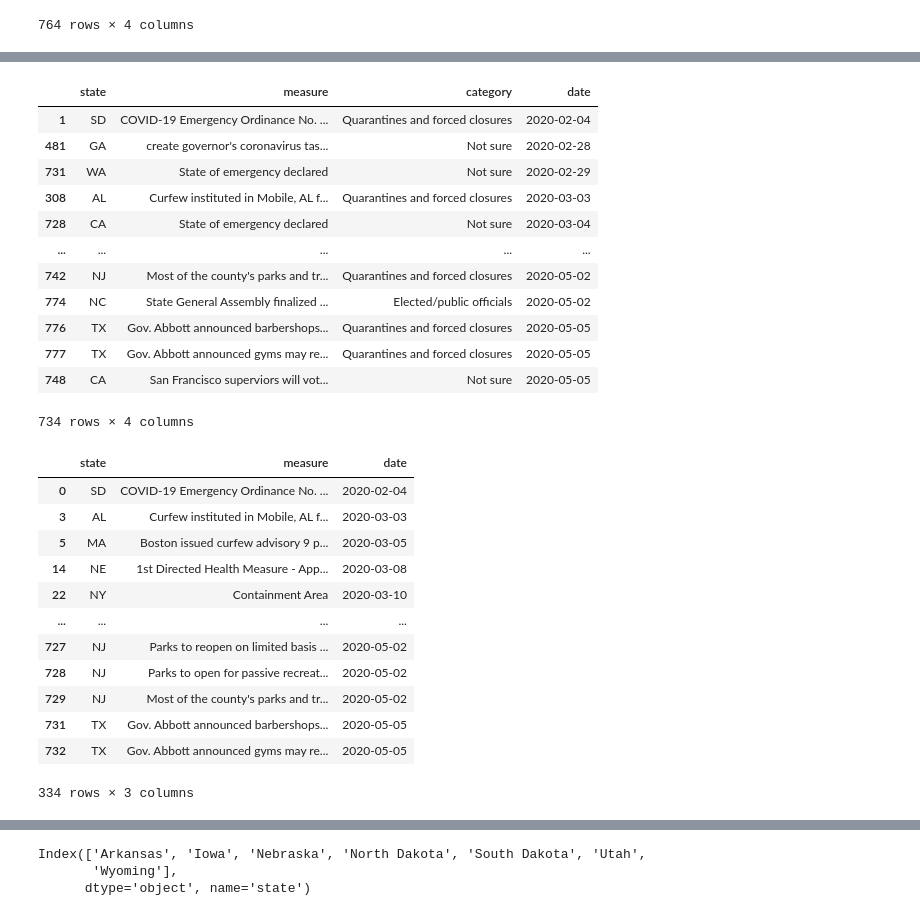
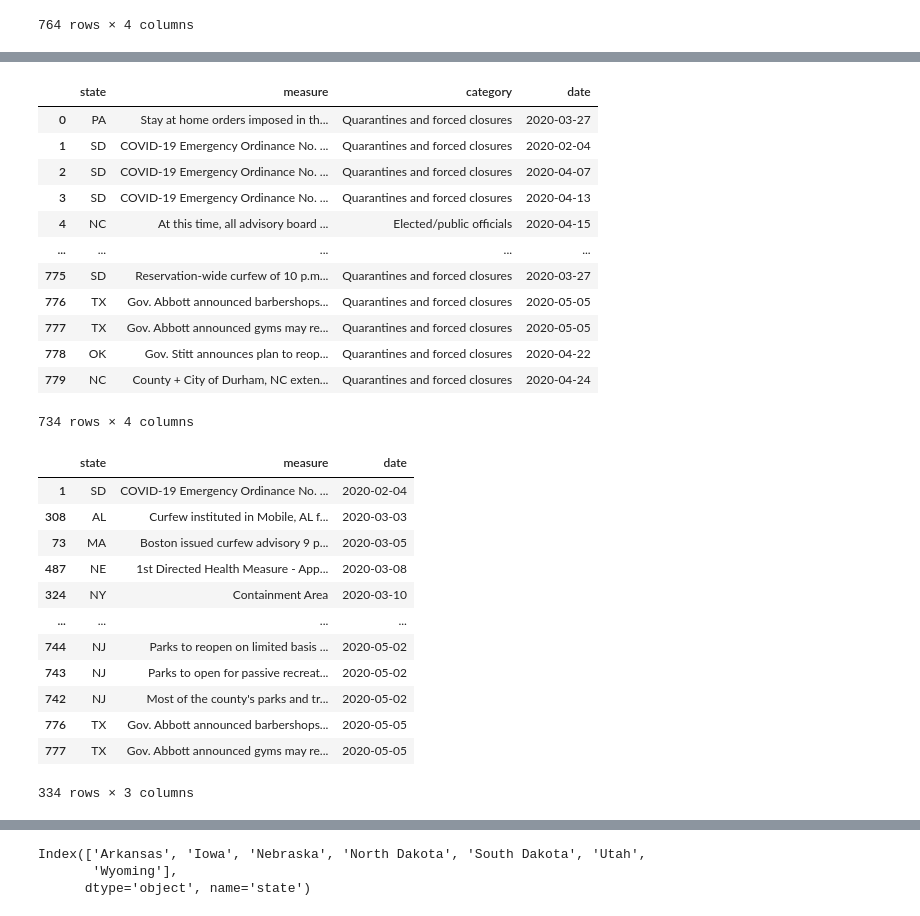
Before and after one commit to HaroldTang/Covid19_LockDown_Project, a Jupyter notebook: Code/Restriction.ipynb, the cells around one changed output, grey strips where cells are left out. Cells and saved outputs as stored; diff of their text form; code cells hidden in the pictures.

```diff
--- a/Code/Restriction.ipynb
+++ b/Code/Restriction.ipynb
@@ -132,7 +140,8 @@ restriction_df = restriction_df[~restriction_df['category'].isna()]
 restriction_df['category'].replace(['Elected/ public officials','Elected/ public officials','Ballot measures'],'Elections', inplace=True)
 restriction_df['category'].replace(['Courts','Not Sure'],['State legislatures','Not sure'], inplace=True)
 
-restriction_df['date'].replace(['Various dates week of 3/15','202-03-30','https://www.hillsboro-oregon.gov/Home/Components/News/News/10587/3550','4/13/2020 to 5/11/2020','3/30/0202','4/15.2020','416/2020','3/17/ 2020'],['3/15/2020','3/30/2020','4/16/2020','4/13/2020','3/30/2020','4/15/2020','4/16/2020','3/17/2020'], inplace=True)
+restriction_df['date'].replace(['Various dates week of 3/15','202-03-30','https://www.hillsboro-oregon.gov/Home/Components/News/News/10587/3550','4/13/2020 to 5/11/2020','3/30/0202','4/15.2020','416/2020','3/17/ 2020','4/13/20','4/17/20','April 30, 2020','April 6, 2020'],
+                               ['3/15/2020','3/30/2020','4/16/2020','4/13/2020','3/30/2020','4/15/2020','4/16/2020','3/17/2020','4/13/2020','4/17/2020','4/30/2020','4/6/2020'], inplace=True)
 restriction_df
 # %% [output]
 |  | state | measure | category | date |
@@ -156,38 +180,38 @@ restriction_df = restriction_df[~restriction_df['date'].isna()]
 # %%
-restriction_df['date']=pd.to_datetime(restriction_df['date'], format='%Y-%m-%d')
+restriction_df['date']=pd.to_datetime(restriction_df['date'], format='%m/%d/%Y')
 ordered_df = restriction_df.sort_values(by='date')
-ordered_df
+restriction_df
 # %% [output]
 |  | state | measure | category | date |
+| 0 | PA | Stay at home orders imposed in th... | Quarantines and forced closures | 2020-03-27 |
 | 1 | SD | COVID-19 Emergency Ordinance No. ... | Quarantines and forced closures | 2020-02-04 |
-| 481 | GA | create governor's coronavirus tas... | Not sure | 2020-02-28 |
-| 731 | WA | State of emergency declared | Not sure | 2020-02-29 |
-| 308 | AL | Curfew instituted in Mobile, AL f... | Quarantines and forced closures | 2020-03-03 |
-| 728 | CA | State of emergency declared | Not sure | 2020-03-04 |
+| 2 | SD | COVID-19 Emergency Ordinance No. ... | Quarantines and forced closures | 2020-04-07 |
+| 3 | SD | COVID-19 Emergency Ordinance No. ... | Quarantines and forced closures | 2020-04-13 |
+| 4 | NC | At this time, all advisory board ... | Elected/public officials | 2020-04-15 |
 | ... | ... | ... | ... | ... |
-| 742 | NJ | Most of the county's parks and tr... | Quarantines and forced closures | 2020-05-02 |
-| 774 | NC | State General Assembly finalized ... | Elected/public officials | 2020-05-02 |
+| 775 | SD | Reservation-wide curfew of 10 p.m... | Quarantines and forced closures | 2020-03-27 |
 | 776 | TX | Gov. Abbott announced barbershops... | Quarantines and forced closures | 2020-05-05 |
 | 777 | TX | Gov. Abbott announced gyms may re... | Quarantines and forced closures | 2020-05-05 |
-| 748 | CA | San Francisco superviors will vot... | Not sure | 2020-05-05 |
+| 778 | OK | Gov. Stitt announces plan to reop... | Quarantines and forced closures | 2020-04-22 |
+| 779 | NC | County + City of Durham, NC exten... | Quarantines and forced closures | 2020-04-24 |
 734 rows × 4 columns
 # %%
-stayhome_df = ordered_df[ordered_df['category'].isin(['Quarantines and forced closures'])]
+stayhome_df = ordered_df[ordered_df['category'].isin(['Quarantines and forced closures'])].copy()
 stayhome_df.drop(['category'],inplace=True,axis = 1)
 stayhome_df
 # %% [output]
 |  | state | measure | date |
-| 0 | SD | COVID-19 Emergency Ordinance No. ... | 2020-02-04 |
-| 3 | AL | Curfew instituted in Mobile, AL f... | 2020-03-03 |
-| 5 | MA | Boston issued curfew advisory 9 p... | 2020-03-05 |
-| 14 | NE | 1st Directed Health Measure - App... | 2020-03-08 |
-| 22 | NY | Containment Area | 2020-03-10 |
+| 1 | SD | COVID-19 Emergency Ordinance No. ... | 2020-02-04 |
+| 308 | AL | Curfew instituted in Mobile, AL f... | 2020-03-03 |
+| 73 | MA | Boston issued curfew advisory 9 p... | 2020-03-05 |
+| 487 | NE | 1st Directed Health Measure - App... | 2020-03-08 |
+| 324 | NY | Containment Area | 2020-03-10 |
 | ... | ... | ... | ... |
-| 727 | NJ | Parks to reopen on limited basis ... | 2020-05-02 |
-| 728 | NJ | Parks to open for passive recreat... | 2020-05-02 |
-| 729 | NJ | Most of the county's parks and tr... | 2020-05-02 |
-| 731 | TX | Gov. Abbott announced barbershops... | 2020-05-05 |
-| 732 | TX | Gov. Abbott announced gyms may re... | 2020-05-05 |
+| 744 | NJ | Parks to reopen on limited basis ... | 2020-05-02 |
+| 743 | NJ | Parks to open for passive recreat... | 2020-05-02 |
+| 742 | NJ | Most of the county's parks and tr... | 2020-05-02 |
+| 776 | TX | Gov. Abbott announced barbershops... | 2020-05-05 |
+| 777 | TX | Gov. Abbott announced gyms may re... | 2020-05-05 |
 334 rows × 3 columns
 # %%
 policy_df= pd.read_csv('../Raw_data/policy.csv')
```
Also changed, not shown: parts of 5 cells of this notebook, 2 other files.
